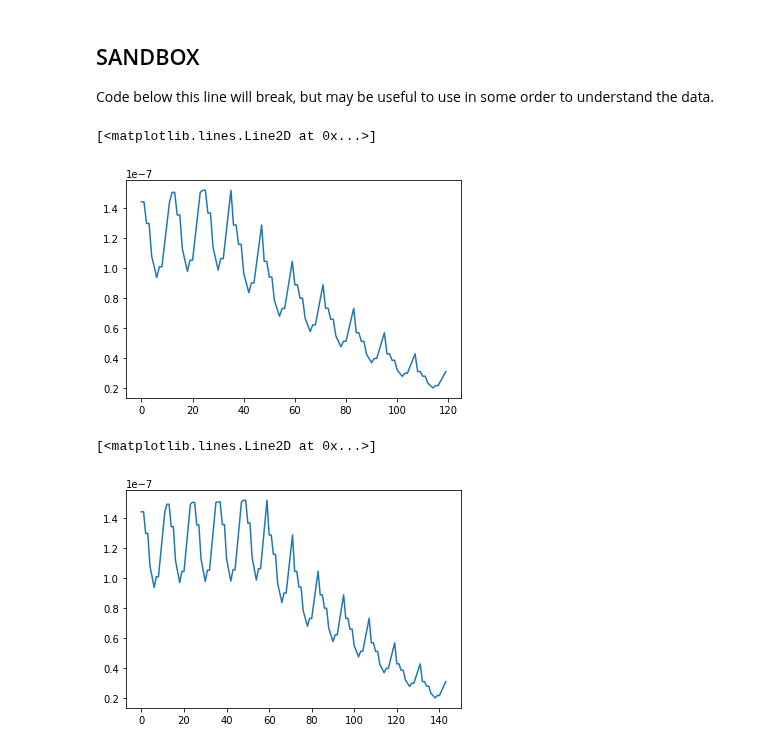
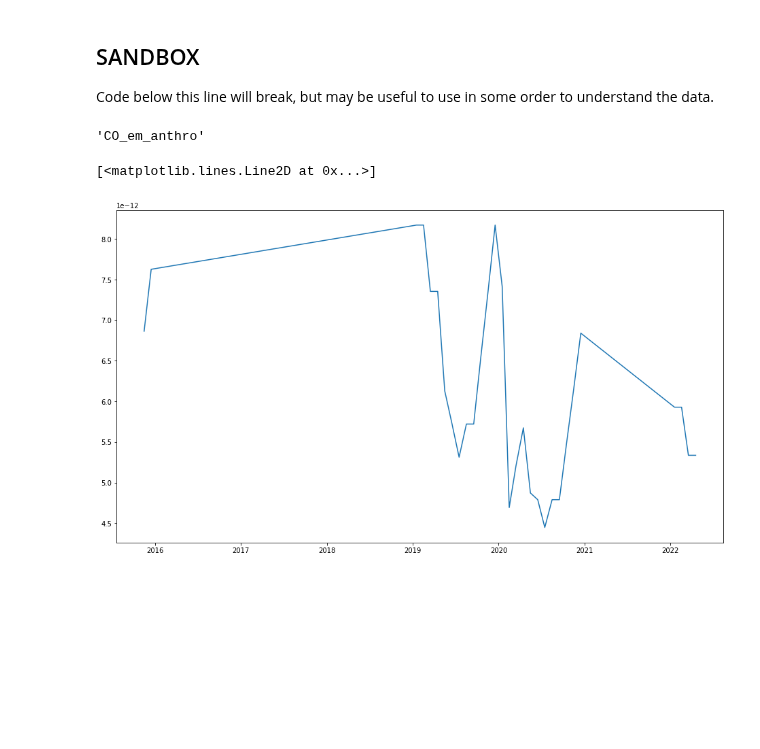
Before and after one commit to Rlamboll/modify_COVID19_netCDF_Emissions, a Jupyter notebook: calculations/COVID19EmissionsCalcAerosols.ipynb, the cells around one changed output. Drawn from its saved outputs; the diff is of its cells as text; code cells hidden in the pictures; blank space fills up the shorter version.

Commit message:
Removed the data from after 2050

```diff
--- a/calculations/COVID19EmissionsCalcAerosols.ipynb
+++ b/calculations/COVID19EmissionsCalcAerosols.ipynb
@@ -38,6 +38,9 @@ key_variables = [
 ]
 # The name to affix on the variables output
 scenario_string = "test.nc"
+
+# We don't want data after 2050. Data is recorded in 365-day years
+tcutoff = (2051 - 2015) * 365
 # %%
 assert len(files_to_blip) == len(key_variables) # check input
 # %% [markdown]
@@ -250,6 +253,10 @@ for fileind in range(len(files_to_blip)):
                 except KeyError as e:
                     print("Key error for country {}".format(e))
     data.variables[key_variables[fileind]][:, :, :, :] = output
+    data.close()
+    data = cutoff_netcdf_time(output_folder, output_folder, file + scenario_string, tcutoff, scenario_string="_to_2050.nc")
+    plt.plot(data.variables["time"][:], data.variables[key_variables[fileind]][:,  2, 262, 605])
+    data.close()
 # %% [output]
 Working on data for CO_em_anthro
 ALB
@@ -281,13 +286,15 @@ proc.close()
+# %%
+key_variables[fileind]
+# %% [output]
+'CO_em_anthro'
+# %%
+data = cutoff_netcdf_time(output_folder, output_folder, file + scenario_string, tcutoff, scenario_string="_to_2050.nc")
 # %%
-plt.plot(data.variables[key_variables[fileind]][:, 2, 262, 605])
+plt.figure(figsize=(16, 9))
+plt.plot(data.variables["time"][10:40] / 365 + 2015, data.variables[key_variables[fileind]][10:40,  2, 262, 605])
 # %% [output]
 [<matplotlib.lines.Line2D at 0x...>]
-[figure, old version]
+[figure, new version]
-# %%
-plt.plot(data.variables[key_variables[fileind]][:, 2, 262, 605])
-# %% [output]
-[<matplotlib.lines.Line2D at 0x...>]
-[figure, removed]
 # %%
 plt.figure(figsize=(20, 20))
 plt.plot(data.variables["time"][:100] / 365, data.variables[key_variables[fileind]][:100, 2, 262, 605])
```
Also changed, not shown: parts of 8 cells of this notebook, 1 other file.
